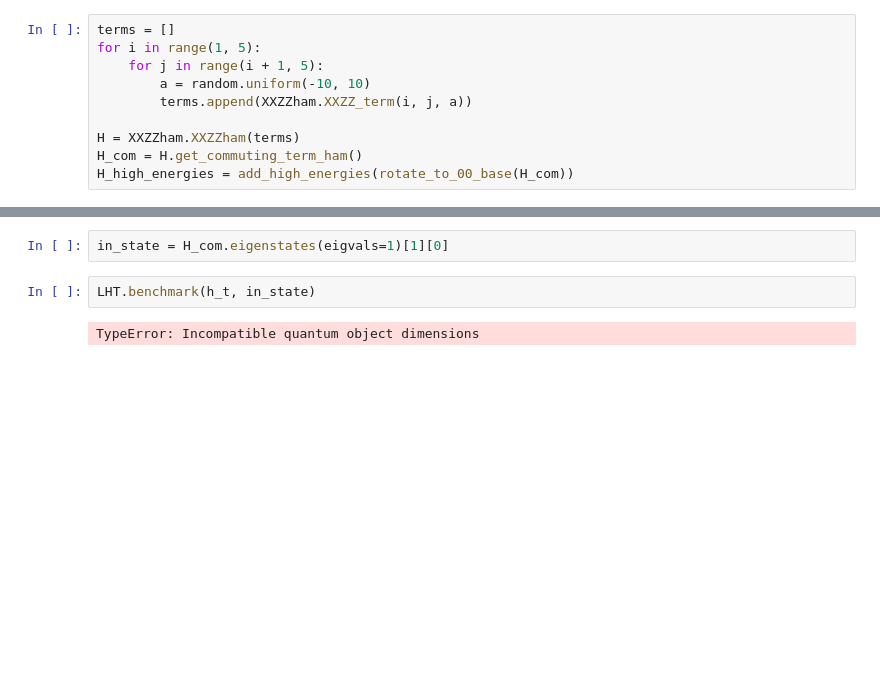
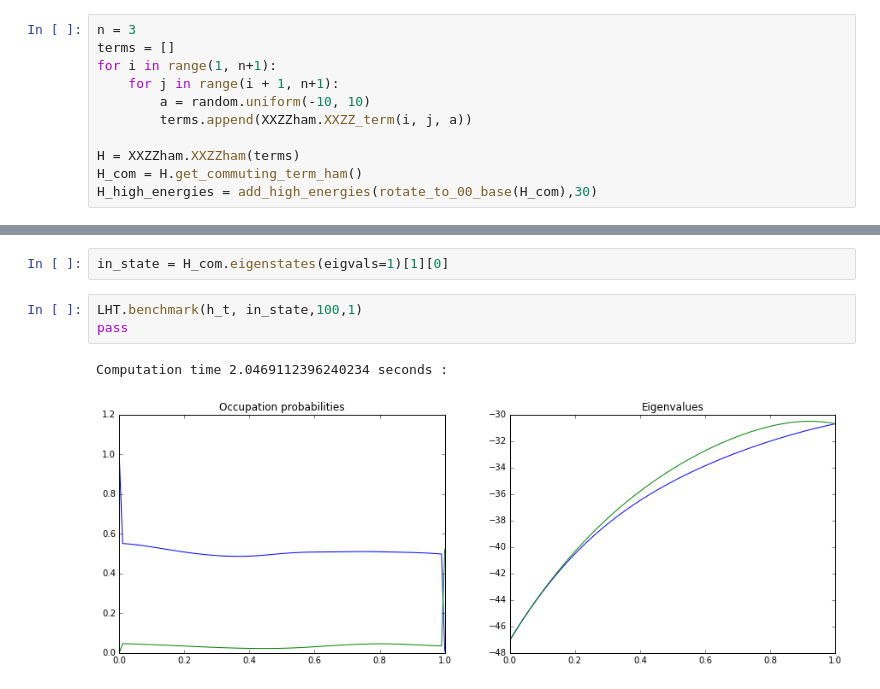
Before and after one commit to oryonatan/qutip, a Jupyter notebook: dorit/Untitled.ipynb, the cells around one changed output, grey strips where cells are left out. Cells and saved outputs as stored; diff of their text form; blank space fills up the shorter version.

```diff
--- a/dorit/Untitled.ipynb
+++ b/dorit/Untitled.ipynb
@@ -16,19 +17,22 @@ import random
 # %%
+n = 3
 terms = []
-for i in range(1, 5):
-    for j in range(i + 1, 5):
+for i in range(1, n+1):
+    for j in range(i + 1, n+1):
         a = random.uniform(-10, 10)
         terms.append(XXZZham.XXZZ_term(i, j, a))
 
 H = XXZZham.XXZZham(terms)
 H_com = H.get_commuting_term_ham()
-H_high_energies = add_high_energies(rotate_to_00_base(H_com))
+H_high_energies = add_high_energies(rotate_to_00_base(H_com),30)
 # %%
 h_t= [[H_com,'(t_max-t)/t_max'],
       [H_high_energies, 't/t_max']]
 # %%
 in_state = H_com.eigenstates(eigvals=1)[1][0]
 # %%
-LHT.benchmark(h_t, in_state)
+LHT.benchmark(h_t, in_state,100,1)
+pass
 # %% [output]
-TypeError: Incompatible quantum object dimensions
+Computation time 2.0469112396240234 seconds :
+[figure, added]
```
Also changed, not shown: parts of 11 cells of this notebook, 5 other files.
